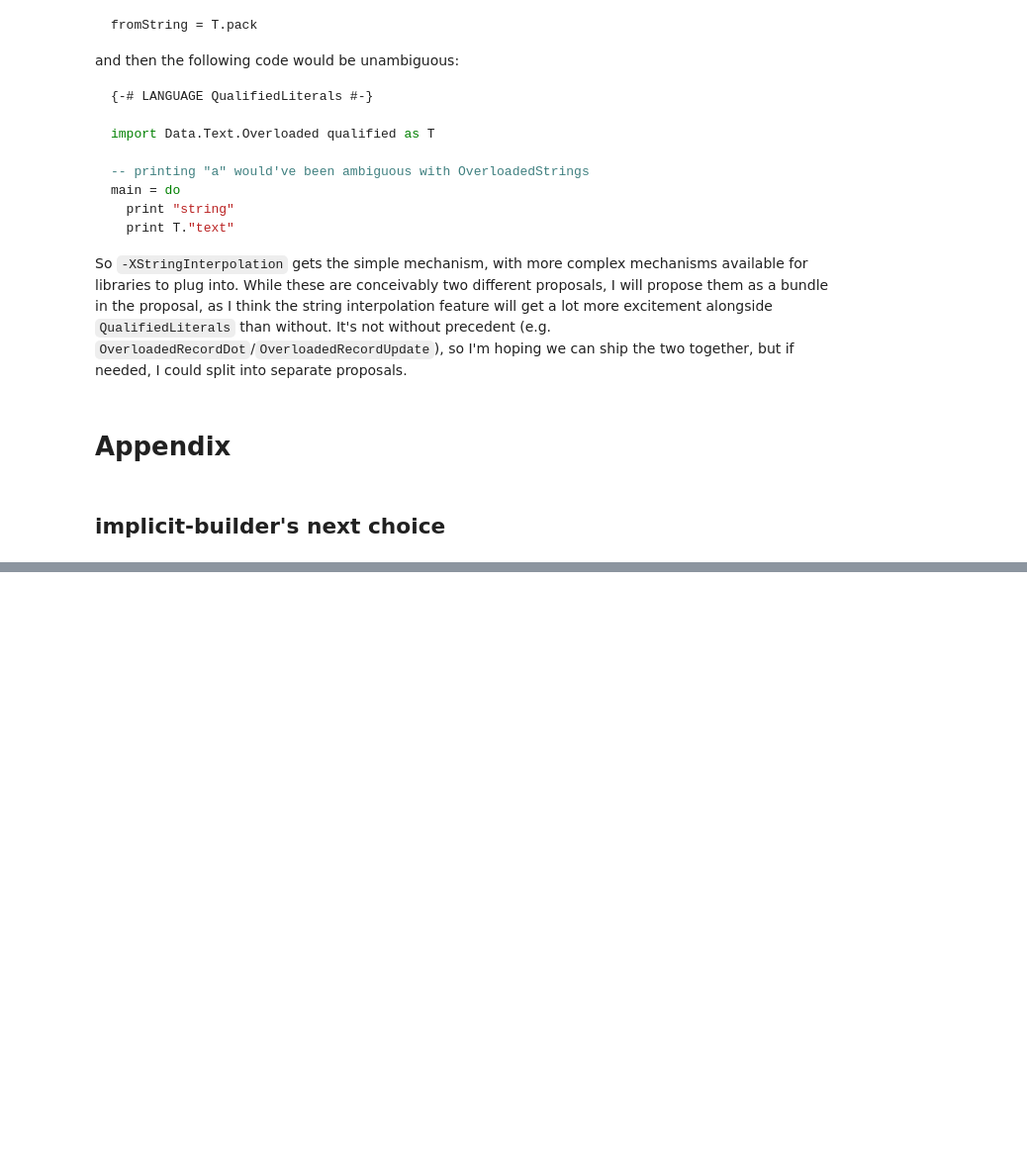
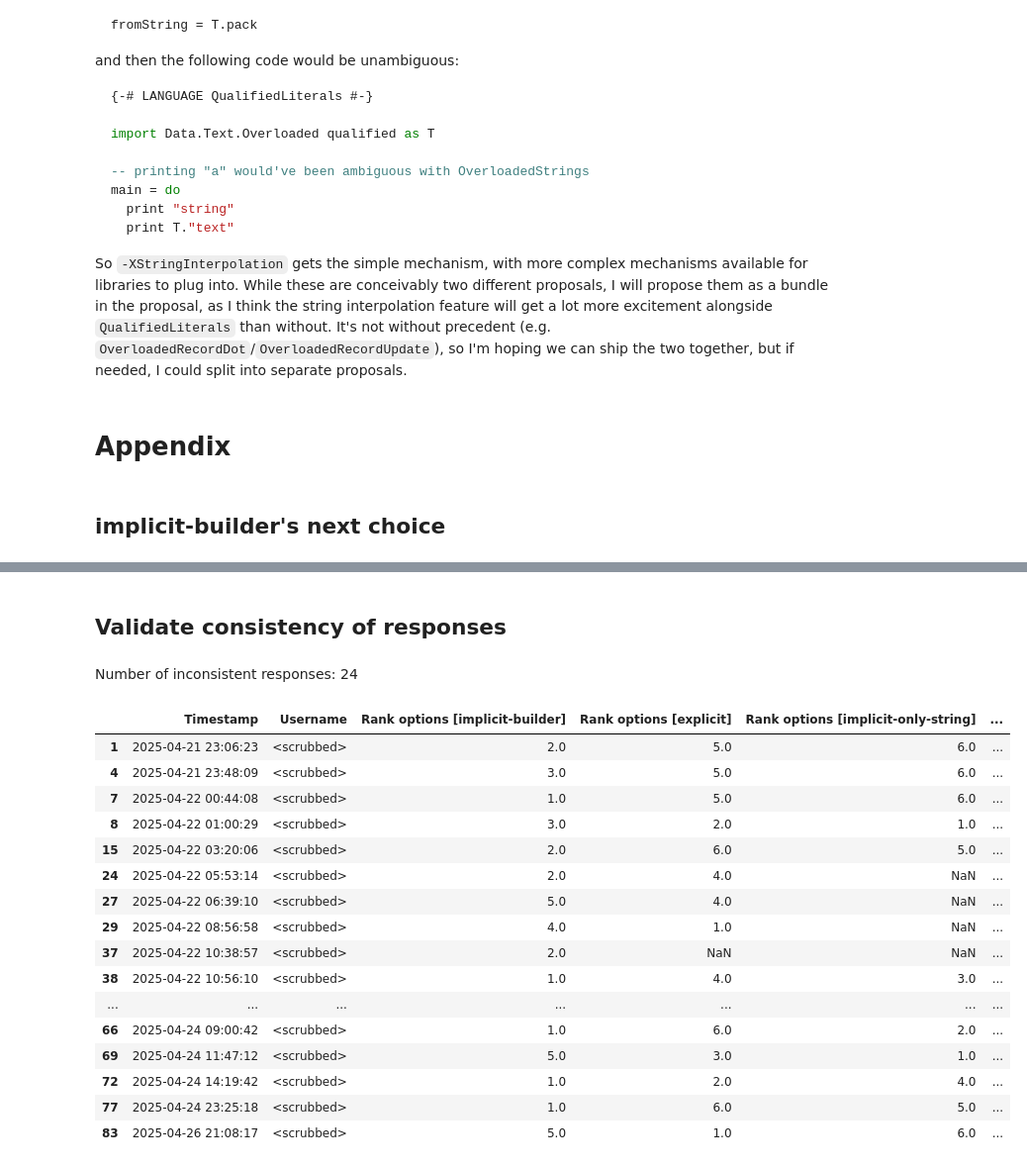
Before and after one commit to Jashweii/ghc-string-interpolation-prototypes, a Jupyter notebook: results/results.ipynb, the cells around one changed output, grey strips where cells are left out. Shown: that part at 99% size. Saved outputs shown, nothing was run; the diff lists cells and outputs as text; code cells hidden in the pictures; blank space fills up the shorter version.

```diff
--- a/results/results.ipynb
+++ b/results/results.ipynb
@@ -33,6 +33,16 @@ class InterpolationOption(Enum):
     IMPLICIT_NO_BUILDER = "implicit-no-builder"
     EXTENSIBLE_TH = "extensible-th"
     EXTENSIBLE_HASCLASS = "extensible-hasclass"
+
+def rank_col(option: str | InterpolationOption):
+    if isinstance(option, InterpolationOption):
+        option = option.value
+    return f"Rank options [{option}]"
+
+def approval_col(option: str | InterpolationOption):
+    if isinstance(option, InterpolationOption):
+        option = option.value
+    return f"Which options do you like? [{option}]"
 
 @dataclass(frozen=True)
 class Ballot:
@@ -44,7 +54,7 @@ class Ballot:
         ranking_map = {
             int(rank): option
             for option in InterpolationOption.__members__.values()
-            if not np.isnan(rank := data[f"Rank options [{option.value}]"])
+            if not np.isnan(rank := data[rank_col(option)])
         }
         ranking = [option for _, option in sorted(ranking_map.items())]
         return cls(ranking=ranking)
@@ -189,7 +199,7 @@ In addition to the ranked-choice question, I also asked responders to indicate t
 First, we'll look at the raw data:
 # %%
 approvals = pd.DataFrame({
-    option.value: responses[f"Which options do you like? [{option.value}]"].replace(np.nan, "N/A")
+    option.value: responses[approval_col(option)].replace(np.nan, "N/A")
     for option in InterpolationOption.__members__.values()
 })
 approvals
@@ -326 +334,47 @@ implicit-only-string     2
 Name: count, dtype: int64
+# %% [markdown]
+## Validate consistency of responses
+# %%
+ENCODED_APPROVALS = {
+    "Really unhappy": 1,
+    "Somewhat unhappy": 2,
+    "Ambivalent": 3,
+    "Somewhat happy": 4,
+    "Really happy": 5,
+}
+
+def is_inconsistent(row):
+    ballot = Ballot.load(row)
+    approvals = row.replace(ENCODED_APPROVALS)
+
+    ordered_approvals = [
+        approvals[f"Which options do you like? [{option.value}]"]
+        for option in ballot.ranking
+    ]
+    for a, b in zip(ordered_approvals, ordered_approvals[1:]):
+        if a < b:
+            return True
+    return False
+
+inconsistent_responses = responses[responses.apply(is_inconsistent, axis="columns")]
+display(Markdown(f"Number of inconsistent responses: {len(inconsistent_responses)}"))
+display(inconsistent_responses)
+# %% [output]
+Number of inconsistent responses: 24
+|  | Timestamp | Username | Rank options [implicit-builder] | Rank options [explicit] | Rank options [implicit-only-string] | ... |
+| 1 | 2025-04-21 23:06:23 | <scrubbed> | 2.0 | 5.0 | 6.0 | ... |
+| 4 | 2025-04-21 23:48:09 | <scrubbed> | 3.0 | 5.0 | 6.0 | ... |
+| 7 | 2025-04-22 00:44:08 | <scrubbed> | 1.0 | 5.0 | 6.0 | ... |
+| 8 | 2025-04-22 01:00:29 | <scrubbed> | 3.0 | 2.0 | 1.0 | ... |
+| 15 | 2025-04-22 03:20:06 | <scrubbed> | 2.0 | 6.0 | 5.0 | ... |
+| 24 | 2025-04-22 05:53:14 | <scrubbed> | 2.0 | 4.0 | NaN | ... |
+| 27 | 2025-04-22 06:39:10 | <scrubbed> | 5.0 | 4.0 | NaN | ... |
+| 29 | 2025-04-22 08:56:58 | <scrubbed> | 4.0 | 1.0 | NaN | ... |
+| 37 | 2025-04-22 10:38:57 | <scrubbed> | 2.0 | NaN | NaN | ... |
+| 38 | 2025-04-22 10:56:10 | <scrubbed> | 1.0 | 4.0 | 3.0 | ... |
+| ... | ... | ... | ... | ... | ... | ... |
+| 66 | 2025-04-24 09:00:42 | <scrubbed> | 1.0 | 6.0 | 2.0 | ... |
+| 69 | 2025-04-24 11:47:12 | <scrubbed> | 5.0 | 3.0 | 1.0 | ... |
+| 72 | 2025-04-24 14:19:42 | <scrubbed> | 1.0 | 2.0 | 4.0 | ... |
+| 77 | 2025-04-24 23:25:18 | <scrubbed> | 1.0 | 6.0 | 5.0 | ... |
+| 83 | 2025-04-26 21:08:17 | <scrubbed> | 5.0 | 1.0 | 6.0 | ... |
```
Also changed, not shown: parts of 2 cells of this notebook.
